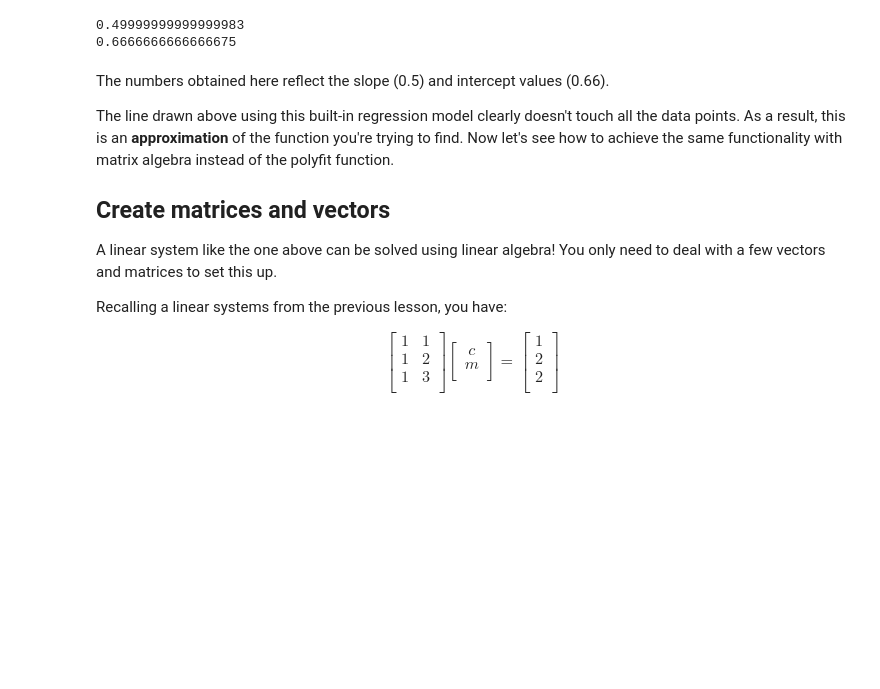
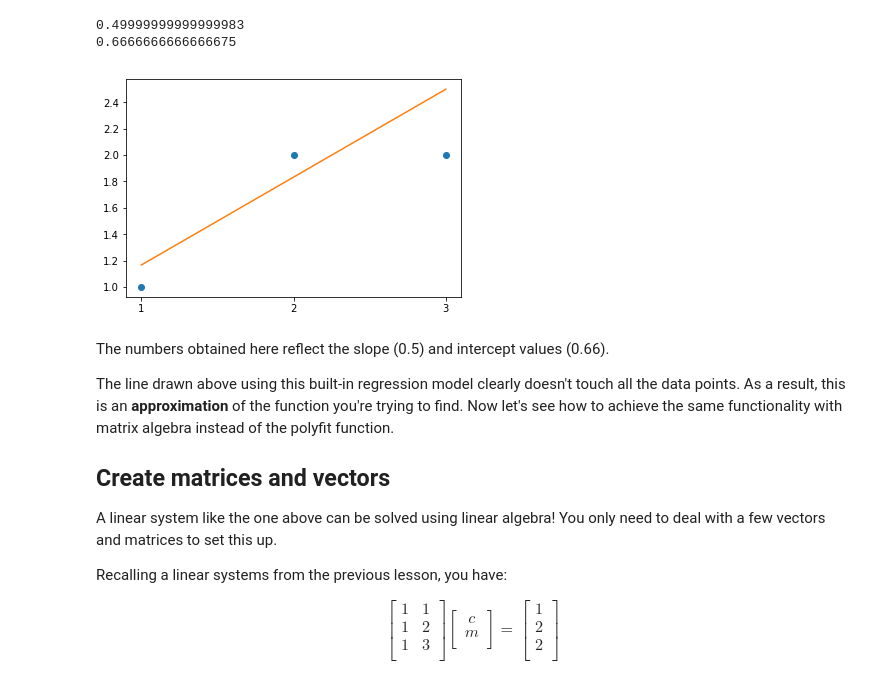
Before and after one commit to kathrinv/dsc-linalg-regression-codealong-nyc-ds-082619, a Jupyter notebook: index.ipynb, the cells around one changed output. Saved outputs shown, nothing was run; the diff lists cells and outputs as text; code cells hidden in the pictures; blank space fills up the shorter version.

```diff
--- a/index.ipynb
+++ b/index.ipynb
@@ -121,15 +121,17 @@ print(m)
 # %%
 import matplotlib.pyplot as plt
 %matplotlib inline
 import numpy as np
 
 x = np.array([1,2,3])
 y = np.array([1,2,2])
 
 plt.plot(x, y, 'o')
-plt.plot(x, b+m*x)
+plt.plot(x, b+m*x, '-')
 plt.xticks(x)
 plt.show();
+# %% [output]
+[figure, added]
 # %% [markdown]
 The numbers obtained here reflect the slope (0.5) and intercept values (0.66).
 
```
